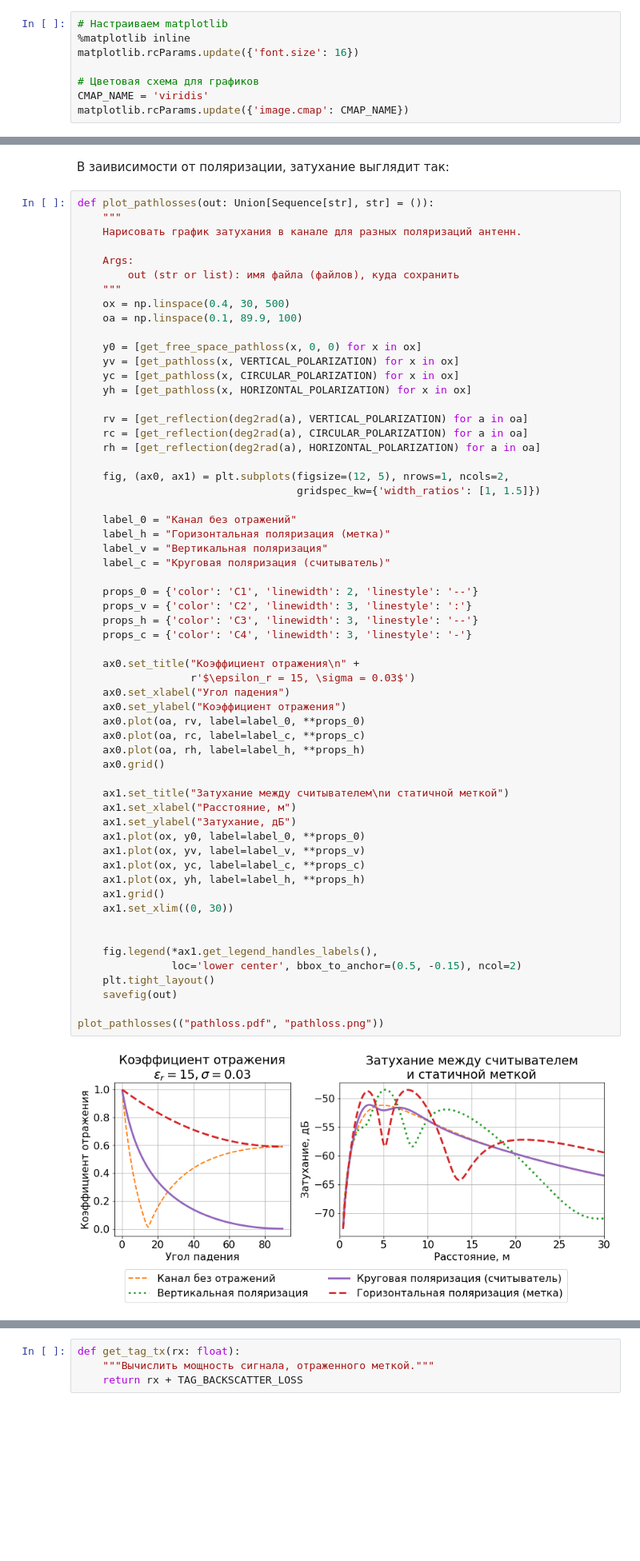
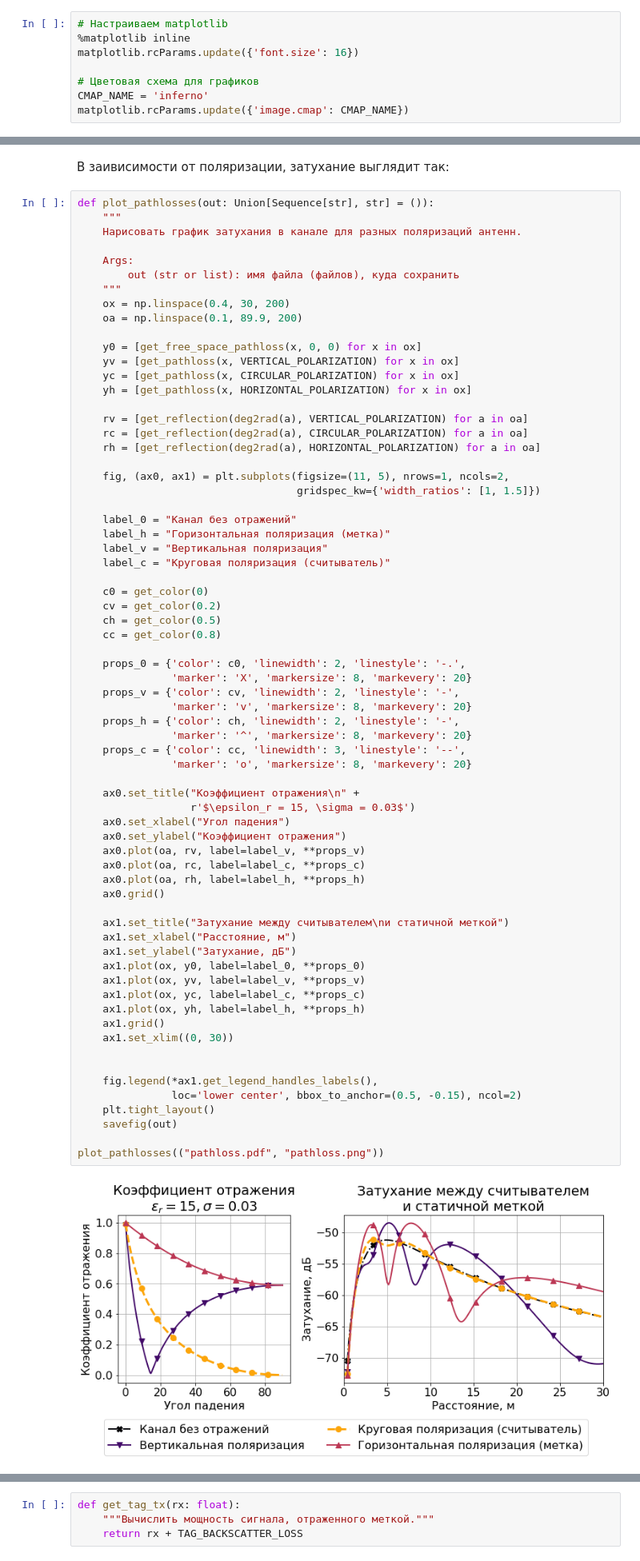
Before and after one commit to kruglov-mipt/diplom, a Jupyter notebook: experiments/Channel.ipynb, the cells around one changed output, grey strips where cells are left out. Shown: that part at 80% size. Saved outputs shown, nothing was run; the diff lists cells and outputs as text; blank space fills up the shorter version.

Commit message:
Update color schema in channel notebook

```diff
--- a/experiments/Channel.ipynb
+++ b/experiments/Channel.ipynb
@@ -37,7 +37,7 @@ from pyons.models.rfid.pyradise import w2dbm, dbm2w, db2lin
 matplotlib.rcParams.update({'font.size': 16})
 
 # Цветовая схема для графиков
-CMAP_NAME = 'viridis'
+CMAP_NAME = 'inferno'
 matplotlib.rcParams.update({'image.cmap': CMAP_NAME})
 # %% [markdown]
 Определим переменные окружения, которые будут использоваться в эксперименте.
@@ -216,8 +216,8 @@ def plot_pathlosses(out: Union[Sequence[str], str] = ()):
     Args:
         out (str or list): имя файла (файлов), куда сохранить
     """
-    ox = np.linspace(0.4, 30, 500)
-    oa = np.linspace(0.1, 89.9, 100)
+    ox = np.linspace(0.4, 30, 200)
+    oa = np.linspace(0.1, 89.9, 200)
 
     y0 = [get_free_space_pathloss(x, 0, 0) for x in ox]
     yv = [get_pathloss(x, VERTICAL_POLARIZATION) for x in ox]
@@ -228,7 +228,7 @@ def plot_pathlosses(out: Union[Sequence[str], str] = ()):
     rc = [get_reflection(deg2rad(a), CIRCULAR_POLARIZATION) for a in oa]
     rh = [get_reflection(deg2rad(a), HORIZONTAL_POLARIZATION) for a in oa]
 
-    fig, (ax0, ax1) = plt.subplots(figsize=(12, 5), nrows=1, ncols=2,
+    fig, (ax0, ax1) = plt.subplots(figsize=(11, 5), nrows=1, ncols=2,
                                    gridspec_kw={'width_ratios': [1, 1.5]})
 
     label_0 = "Канал без отражений"
@@ -236,39 +236,48 @@ def plot_pathlosses(out: Union[Sequence[str], str] = ()):
     label_v = "Вертикальная поляризация"
     label_c = "Круговая поляризация (считыватель)"
 
-    props_0 = {'color': 'C1', 'linewidth': 2, 'linestyle': '--'}
-    props_v = {'color': 'C2', 'linewidth': 3, 'linestyle': ':'}
-    props_h = {'color': 'C3', 'linewidth': 3, 'linestyle': '--'}
-    props_c = {'color': 'C4', 'linewidth': 3, 'linestyle': '-'}
+    c0 = get_color(0)
+    cv = get_color(0.2)
+    ch = get_color(0.5)
+    cc = get_color(0.8)
+
+    props_0 = {'color': c0, 'linewidth': 2, 'linestyle': '-.',
+               'marker': 'X', 'markersize': 8, 'markevery': 20}
+    props_v = {'color': cv, 'linewidth': 2, 'linestyle': '-',
+               'marker': 'v', 'markersize': 8, 'markevery': 20}
+    props_h = {'color': ch, 'linewidth': 2, 'linestyle': '-',
+               'marker': '^', 'markersize': 8, 'markevery': 20}
+    props_c = {'color': cc, 'linewidth': 3, 'linestyle': '--',
+               'marker': 'o', 'markersize': 8, 'markevery': 20}
 
     ax0.set_title("Коэффициент отражения\n" +
                   r'$\epsilon_r = 15, \sigma = 0.03$')
     ax0.set_xlabel("Угол падения")
     ax0.set_ylabel("Коэффициент отражения")
-    ax0.plot(oa, rv, label=label_0, **props_0)
+    ax0.plot(oa, rv, label=label_v, **props_v)
     ax0.plot(oa, rc, label=label_c, **props_c)
     ax0.plot(oa, rh, label=label_h, **props_h)
     ax0.grid()
 
     ax1.set_title("Затухание между считывателем\nи статичной меткой")
     ax1.set_xlabel("Расстояние, м")
     ax1.set_ylabel("Затухание, дБ")
     ax1.plot(ox, y0, label=label_0, **props_0)
     ax1.plot(ox, yv, label=label_v, **props_v)
     ax1.plot(ox, yc, label=label_c, **props_c)
     ax1.plot(ox, yh, label=label_h, **props_h)
     ax1.grid()
     ax1.set_xlim((0, 30))
 
 
     fig.legend(*ax1.get_legend_handles_labels(),
                loc='lower center', bbox_to_anchor=(0.5, -0.15), ncol=2)
     plt.tight_layout()
     savefig(out)
 
 plot_pathlosses(("pathloss.pdf", "pathloss.png"))
 # %% [output]
-[figure, old version]
+[figure, new version]
 # %%
 def plot_pathloss_with_doppler(out: Union[str, Sequence[str]] = ()) -> None:
     ox = np.linspace(0.4, 30, 500)
```
Also changed, not shown: parts of 6 cells of this notebook, 14 other files.
